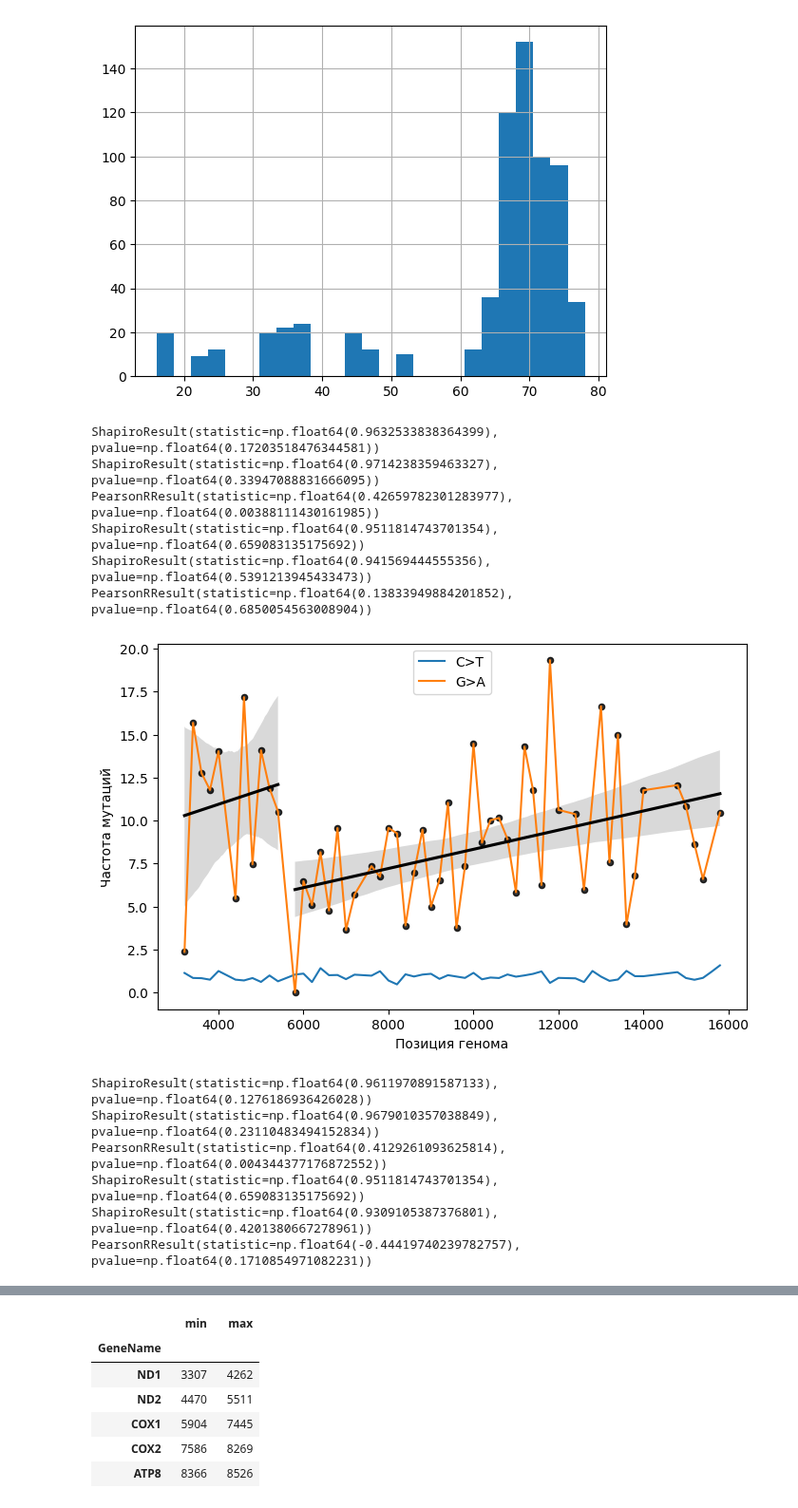
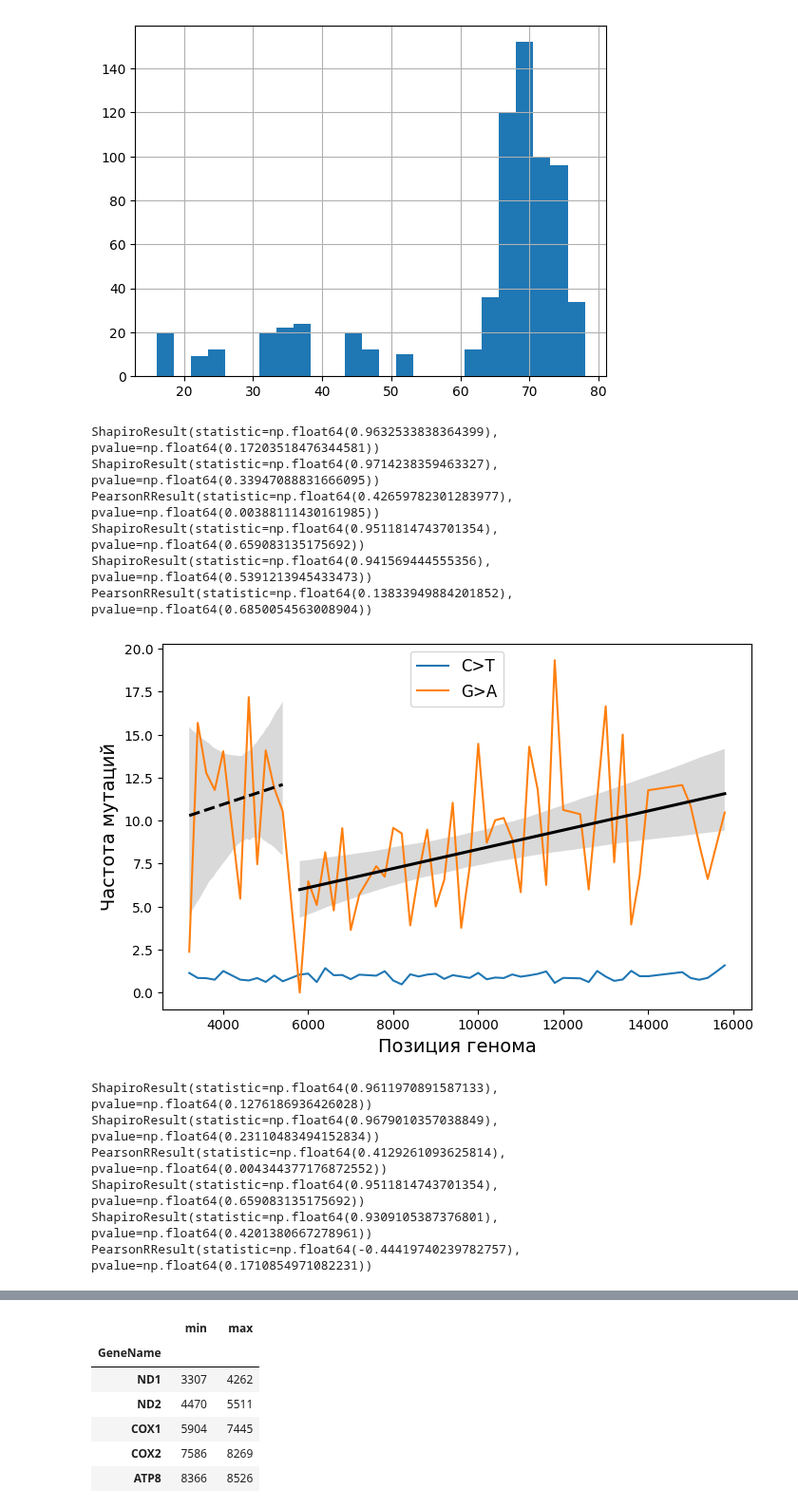
Before and after one commit to mitoclub/AminoAcidShift, a Jupyter notebook: human_germline.ipynb, the cells around one changed output, grey strips where cells are left out. Shown at 95% size. Saved outputs shown, nothing was run; the diff lists cells and outputs as text; code cells hidden in the pictures.

```diff
--- a/human_germline.ipynb
+++ b/human_germline.ipynb
@@ -196,49 +196,49 @@ sns.lineplot(
     hue_order=['C>T', 'G>A'],
 )
 _  = df_grad.query('nsites > 30 & Mut == "G>A" & end > 5904')
-sns.regplot(_, x='start', y='rate', color='k', scatter_kws={'s':20})
+sns.regplot(_, x='start', y='rate', color='k', scatter=False)
 print(shapiro(_.start), shapiro(_.rate))
 print(pearsonr(_.start, _.rate))
 
 _ = df_grad.query('nsites > 30 & Mut == "G>A" & end < 5904')
-sns.regplot(_, x='start', y='rate', color='k', scatter_kws={'s':20})
+sns.regplot(_, x='start', y='rate', color='k', scatter=False, line_kws={'linestyle':'--'})
 print(shapiro(_.start), shapiro(_.rate))
 print(pearsonr(_.start, _.rate))
 
-plt.ylabel('Частота мутаций')
-plt.xlabel('Позиция генома')
-plt.legend(loc='upper center')
+plt.ylabel('Частота мутаций', fontsize=14)
+plt.xlabel('Позиция генома', fontsize=14)
+plt.legend(loc='upper center', fontsize=12)
 plt.show()
 
 
 
 plt.figure(figsize=(8, 5))
 sns.lineplot(
     df_grad.query('nsites > 30'),
     x='start', y='rate', hue='Mut',
     hue_order=['T>C', 'A>G'],
 )
 
 _  = df_grad.query('nsites > 30 & Mut == "T>C" & end > 5904')
-sns.regplot(_, x='start', y='rate', color='k', scatter_kws={'s':20})
+sns.regplot(_, x='start', y='rate', color='k', scatter=False)
 print(shapiro(_.start), shapiro(_.rate))
 print(pearsonr(_.start, _.rate))
 
 _ = df_grad.query('nsites > 30 & Mut == "T>C" & end < 5904')
-sns.regplot(_, x='start', y='rate', color='k', scatter_kws={'s':20})
+sns.regplot(_, x='start', y='rate', color='k', scatter=False, line_kws={'linestyle':'--'})
 print(shapiro(_.start), shapiro(_.rate))
 print(pearsonr(_.start, _.rate))
 
-plt.ylabel('Частота мутаций')
-plt.xlabel('Позиция генома')
-plt.legend(loc='upper center')
+plt.ylabel('Частота мутаций', fontsize=14)
+plt.xlabel('Позиция генома', fontsize=14)
+plt.legend(loc='upper center', fontsize=12)
 plt.show()
 # %% [output]
 ShapiroResult(statistic=np.float64(0.9632533838364399), pvalue=np.float64(0.17203518476344581)) ShapiroResult(statistic=np.float64(0.9714238359463327), pvalue=np.float64(0.33947088831666095))
 PearsonRResult(statistic=np.float64(0.42659782301283977), pvalue=np.float64(0.00388111430161985))
 ShapiroResult(statistic=np.float64(0.9511814743701354), pvalue=np.float64(0.659083135175692)) ShapiroResult(statistic=np.float64(0.941569444555356), pvalue=np.float64(0.5391213945433473))
 PearsonRResult(statistic=np.float64(0.13833949884201852), pvalue=np.float64(0.6850054563008904))
-[figure, old version]
+[figure, new version]
 ShapiroResult(statistic=np.float64(0.9611970891587133), pvalue=np.float64(0.1276186936426028)) ShapiroResult(statistic=np.float64(0.9679010357038849), pvalue=np.float64(0.23110483494152834))
 PearsonRResult(statistic=np.float64(0.4129261093625814), pvalue=np.float64(0.004344377176872552))
 ShapiroResult(statistic=np.float64(0.9511814743701354), pvalue=np.float64(0.659083135175692)) ShapiroResult(statistic=np.float64(0.9309105387376801), pvalue=np.float64(0.4201380667278961))
```
Also changed, not shown: parts of 1 cell of this notebook.
